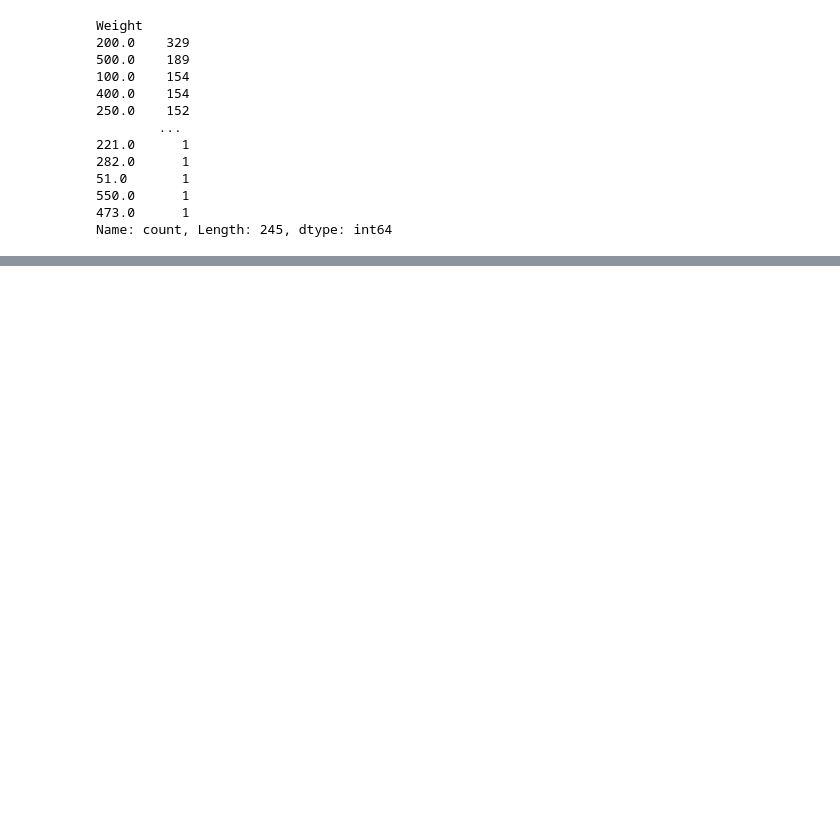
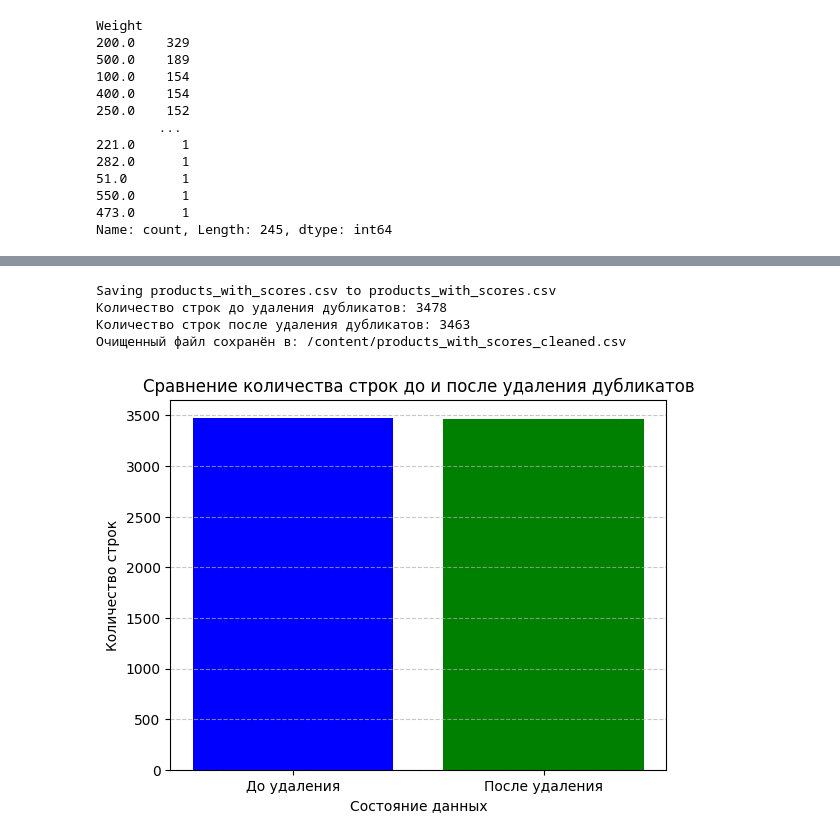
Before and after one commit to GEORG-G-A/HW_GURJEV, a Jupyter notebook: EDA.ipynb, the cells around one changed output, grey strips where cells are left out. Saved outputs shown, nothing was run; the diff lists cells and outputs as text; code cells hidden in the pictures; blank space fills up the shorter version.

```diff
--- a/EDA.ipynb
+++ b/EDA.ipynb
@@ -189,3 +189,41 @@ Weight
 550.0      1
 473.0      1
 Name: count, Length: 245, dtype: int64
+# %%
+import pandas as pd
+import matplotlib.pyplot as plt
+
+from google.colab import files
+uploaded = files.upload()
+
+# Чтение данных из CSV
+file_path = '/content/products_with_scores.csv'
+df = pd.read_csv(file_path)
+
+df_cleaned=df.drop_duplicates ()
+
+# Проверка, удалились ли дубликаты
+print(f"Количество строк до удаления дубликатов: {len(df)}")
+print(f"Количество строк после удаления дубликатов: {len(df_cleaned)}")
+
+output_file_path = '/content/products_with_scores_cleaned.csv'
+df_cleaned.to_csv(output_file_path, index=False)
+
+# Подсчёт количества строк до и после
+rows_before = len(df)
+rows_after = len(df_cleaned)
+
+# Сохранение очищенного DataFrame в файл .csv
+output_file_path = '/content/products_with_scores_cleaned.csv'
+df_cleaned.to_csv(output_file_path, index=False)
+
+print(f"Очищенный файл сохранён в: {output_file_path}")
+
+# Построение графика
+plt.bar(['До удаления', 'После удаления'], [rows_before, rows_after], color=['blue', 'green'])
+plt.title('Сравнение количества строк до и после удаления дубликатов')
+plt.ylabel('Количество строк')
+plt.xlabel('Состояние данных')
+plt.grid(axis='y', linestyle='--', alpha=0.7)
+plt.show()
+# %% [output]
@@ -191,0 +231,5 @@ Name: count, Length: 245, dtype: int64
+Saving products_with_scores.csv to products_with_scores.csv
+Количество строк до удаления дубликатов: 3478
+Количество строк после удаления дубликатов: 3463
+Очищенный файл сохранён в: /content/products_with_scores_cleaned.csv
+[figure, added]
```
Also changed, not shown: parts of 16 cells of this notebook, 2 other files.
